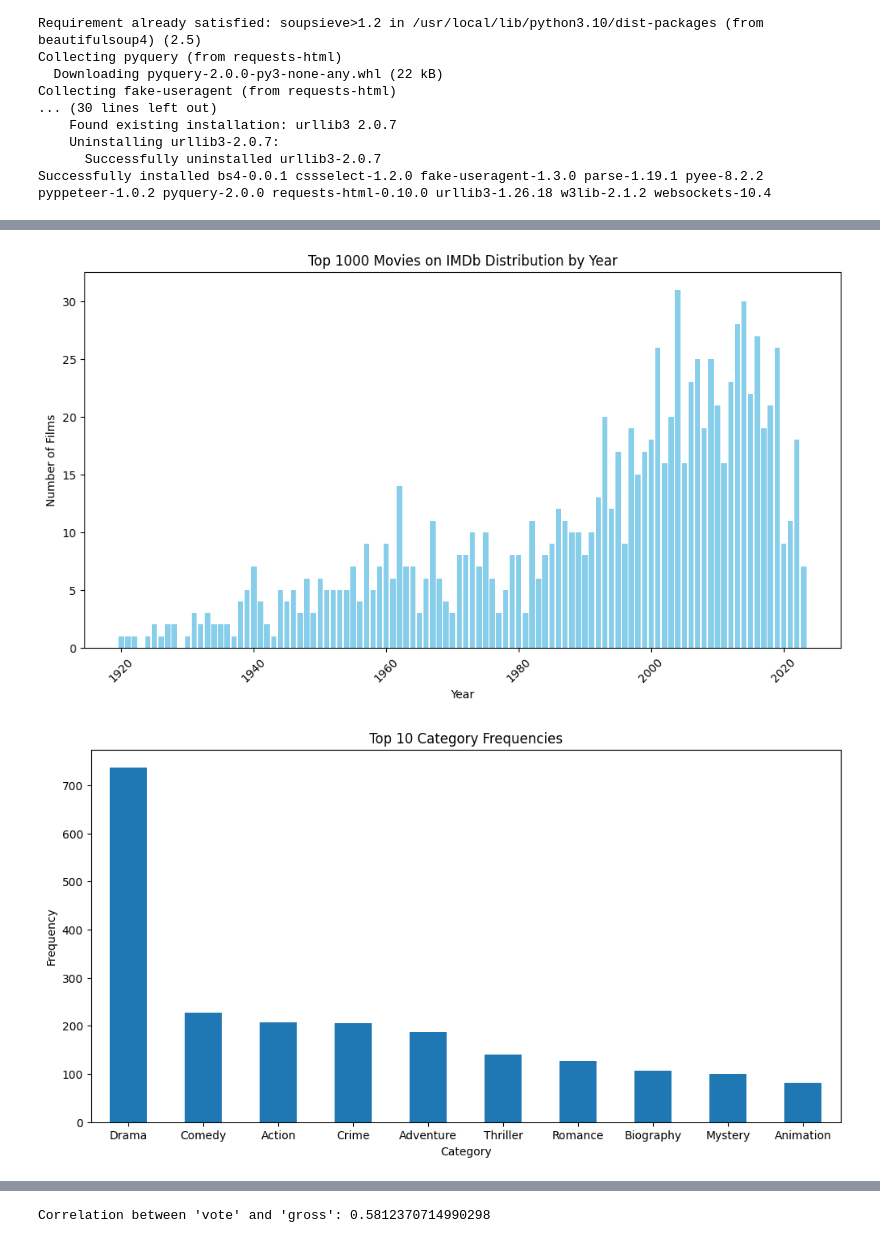
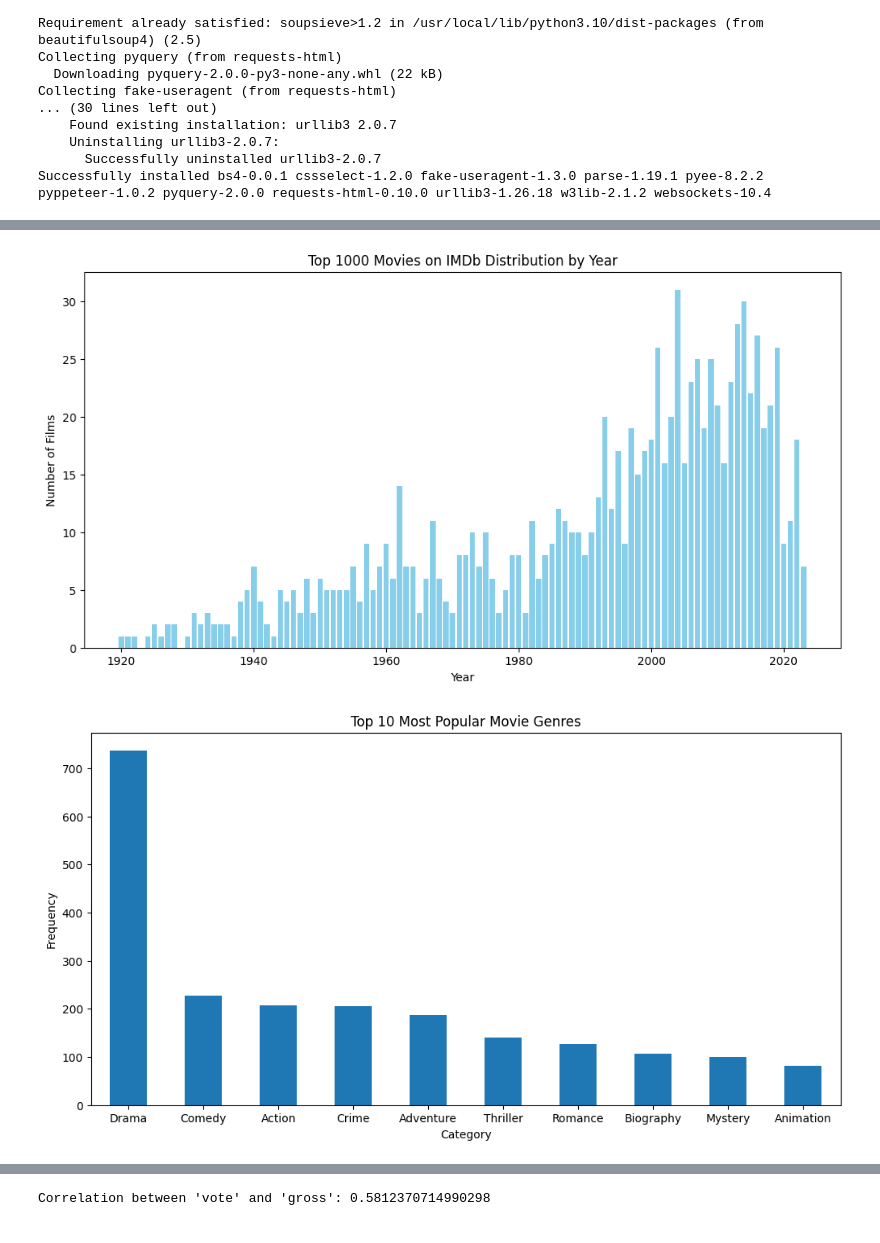
Before and after one commit to TonyLau0524/Python-Project---Web-Scraping, a Jupyter notebook: Python_Assignment_2.ipynb, the cells around one changed output, grey strips where cells are left out. Saved outputs shown, nothing was run; the diff lists cells and outputs as text; code cells hidden in the pictures.

```diff
--- a/Python_Assignment_2.ipynb
+++ b/Python_Assignment_2.ipynb
@@ -43,7 +43,7 @@ for i in range(1,1000,step):
   film_info = soup.find_all('div', class_ = 'lister-item mode-advanced')
 
   for film in film_info:
-        film_order = film.h3.span.text
+        #film_order = film.h3.span.text
         film_title = film.h3.a.text
         film_year = film.h3.select_one('span:last-of-type').text.split()[-1]
         film_category = film.find('span', class_='genre').get_text(strip=True)
@@ -123,7 +123,7 @@ for i in range(1,1000,step):
 
 
         filmtable = {
-            'order' : film_order,
+
             'title' : film_title,
             'year' : film_year,
             'category' : film_category,
@@ -159,22 +159,22 @@ film_df
 # %%
 film_df['year'] = film_df['year'].astype(str)
 
 # Extract the 4-digit year from the 'year' column and convert it to float
 film_df['year'] = film_df['year'].str.extract(r'(\d{4})').astype(float)
 
 # Count the number of films per year and sort by year
 year_counts = film_df['year'].value_counts().sort_index()
 
 # Create a bar chart to visualize the count of films in different years
 plt.figure(figsize=(12, 6))
 plt.bar(year_counts.index, year_counts.values, color='skyblue')
 plt.xlabel('Year')
 plt.ylabel('Number of Films')
 plt.title('Top 1000 Movies on IMDb Distribution by Year')
-plt.xticks(rotation=45)
+
 plt.show()
 # %% [output]
-[figure, old version]
+[figure, new version]
 # %%
 categories = film_df['category'].str.split(', ').explode()
 
@@ -184,10 +184,10 @@ category_counts = categories.value_counts().head(10)
 # Plot a histogram of category frequencies
 plt.figure(figsize=(12, 6))
 category_counts.plot(kind='bar')
-plt.title('Top 10 Category Frequencies')
+plt.title('Top 10 Most Popular Movie Genres')
 plt.xlabel('Category')
 plt.ylabel('Frequency')
 plt.xticks(rotation=0)
 plt.show()
 # %% [output]
-[figure, old version]
+[figure, new version]
```
Also changed, not shown: parts of 5 cells of this notebook.
